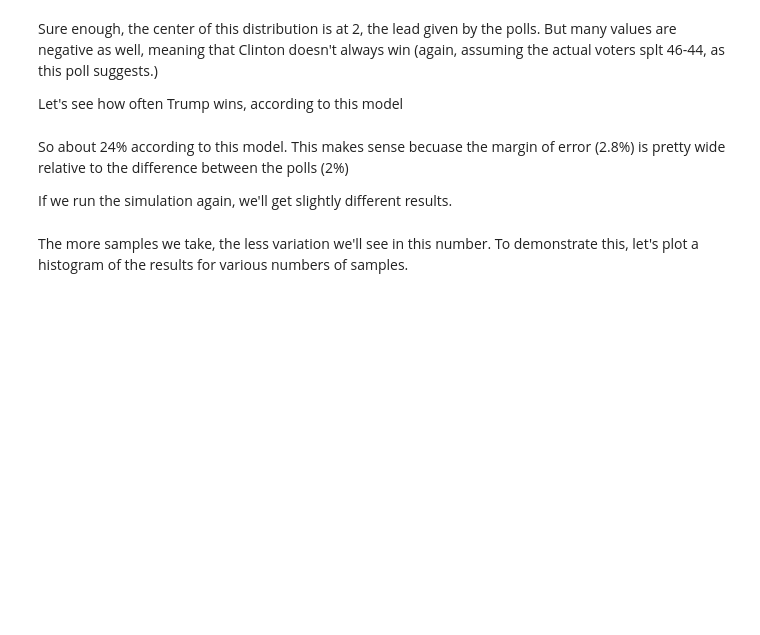
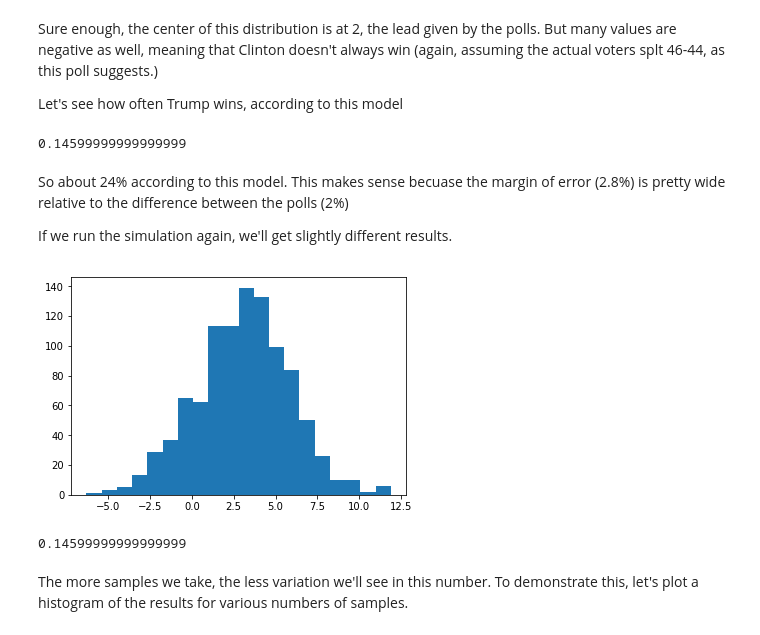
Before and after one commit to jstray/lede-algorithms, a Jupyter notebook: week-6/week-6-1-election-prediction-empty.ipynb, the cells around one changed output. Cells and saved outputs as stored; diff of their text form; code cells hidden in the pictures; blank space fills up the shorter version.

```diff
--- a/week-6/week-6-1-election-prediction-empty.ipynb
+++ b/week-6/week-6-1-election-prediction-empty.ipynb
@@ -59,10 +117,23 @@ To interpret this number, recall that we're simulating the Clinton-Trump differe
 Sure enough, the center of this distribution is at 2, the lead given by the polls. But many values are negative as well, meaning that Clinton doesn't always win (again, assuming the actual voters splt 46-44, as this poll suggests.)
 
 Let's see how often Trump wins, according to this model
+# %%
+(np.random.normal(mean, stddev, 1000) < 0).mean()
+# %% [output]
+0.14599999999999999
 # %% [markdown]
 So about 24% according to this model. This makes sense becuase the margin of error (2.8%) is pretty wide relative to the difference between the polls (2%)
 
 If we run the simulation again, we'll get slightly different results.
+# %%
+results = np.random.normal(mean, stddev, 1000)
+plt.hist(results, bins=20);
+# %% [output]
+[figure, added]
+# %%
+(results < 0).mean()
+# %% [output]
+0.14599999999999999
 # %% [markdown]
 The more samples we take, the less variation we'll see in this number. To demonstrate this, let's plot a histogram of the results for various numbers of samples.
 # %%
```
Also changed, not shown: parts of 30 cells of this notebook, 1 other file.
